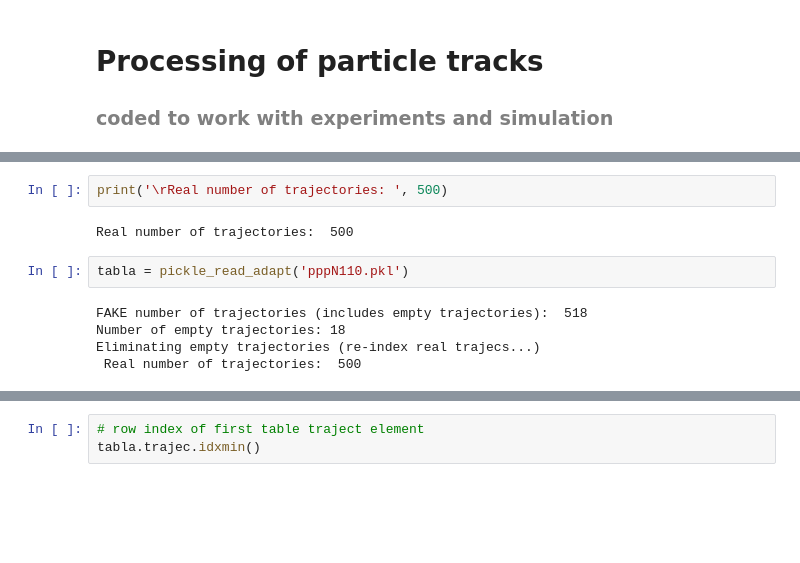
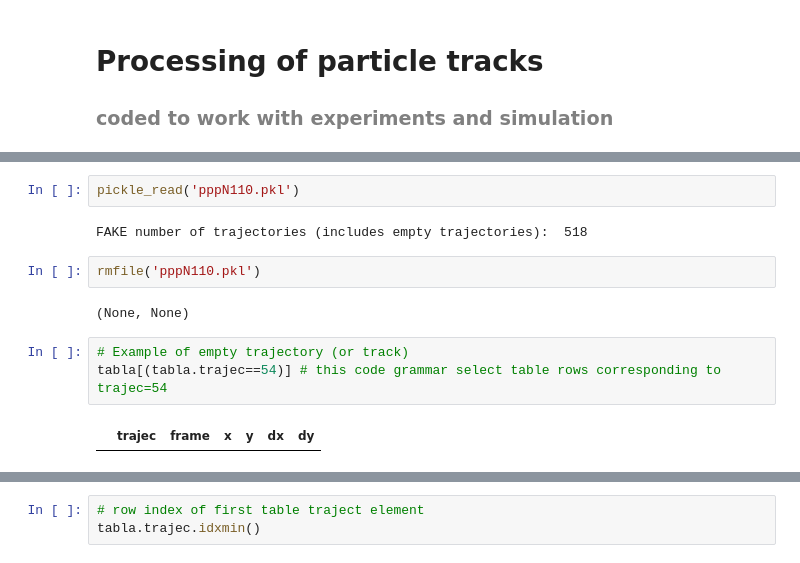
Before and after one commit to fvegar/Tracks, a Jupyter notebook: datos_ppp_v0.ipynb, the cells around one changed output, grey strips where cells are left out. Saved outputs shown, nothing was run; the diff lists cells and outputs as text; blank space fills up the shorter version.

```diff
--- a/datos_ppp_v0.ipynb
+++ b/datos_ppp_v0.ipynb
@@ -108,11 +70,13 @@ def pickle_read_adapt(nombre):
-# %%
-print('\rReal number of trajectories: ', 500)
-# %% [output]
-Real number of trajectories:  500
 # %%
-tabla = pickle_read_adapt('pppN110.pkl')
+pickle_read('pppN110.pkl')
 # %% [output]
 FAKE number of trajectories (includes empty trajectories):  518
-Number of empty trajectories: 18
-Eliminating empty trajectories (re-index real trajecs...)
- Real number of trajectories:  500
+# %%
+rmfile('pppN110.pkl')
+# %% [output]
+(None, None)
+# %%
+# Example of empty trajectory (or track)
+tabla[(tabla.trajec==54)] # this code grammar select table rows corresponding to trajec=54
+# %% [output]
+|  | trajec | frame | x | y | dx | dy |
```
Also changed, not shown: parts of 16 cells of this notebook.
